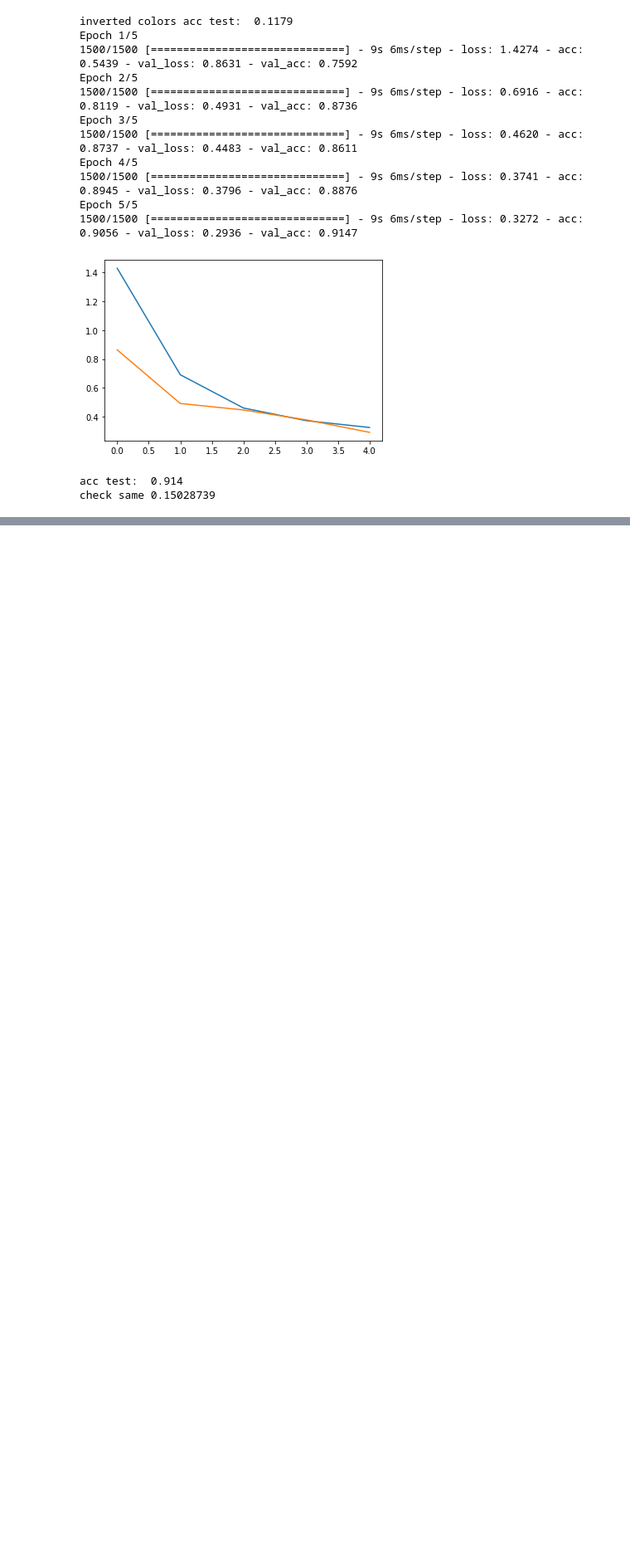
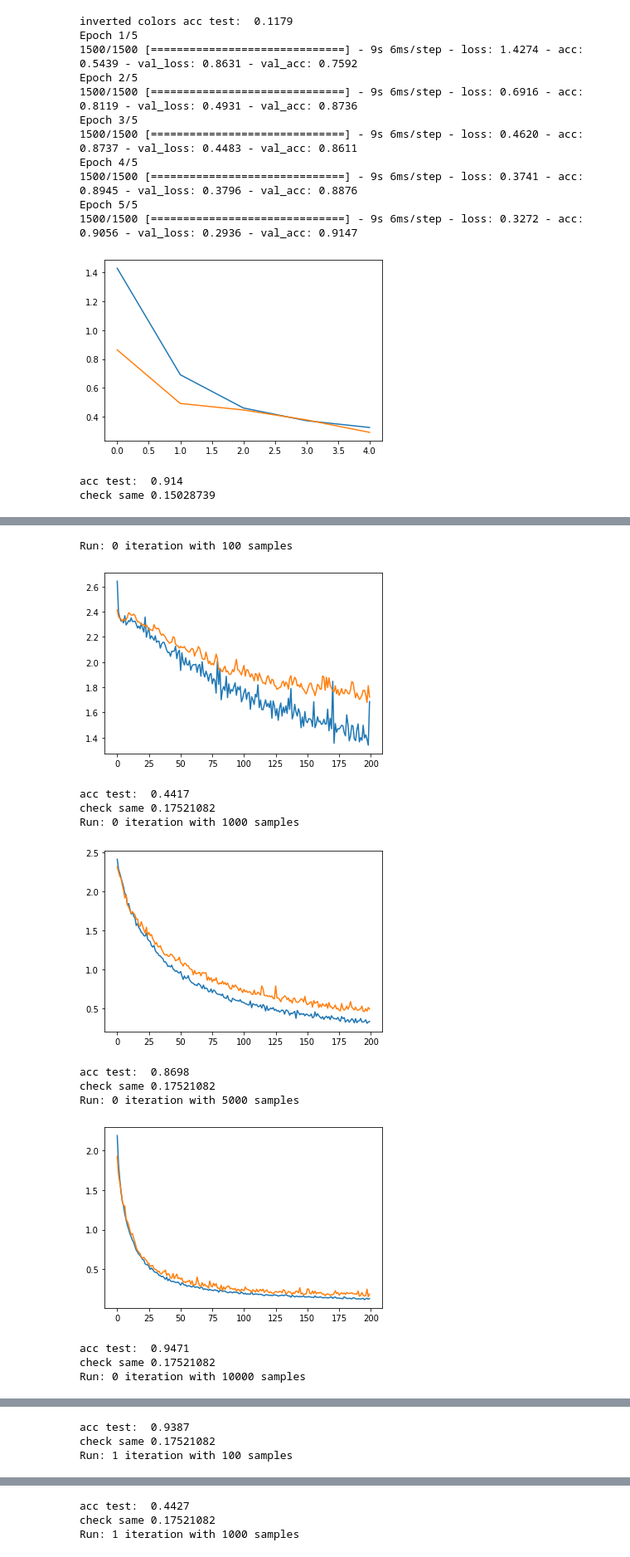
Before and after one commit to msseibel/Biomag21, a Jupyter notebook: TestMNIST.ipynb, the cells around one changed output, grey strips where cells are left out. Shown at 83% size. Drawn from its saved outputs; the diff is of its cells as text; code cells hidden in the pictures; blank space fills up the shorter version.

```diff
--- a/TestMNIST.ipynb
+++ b/TestMNIST.ipynb
@@ -114,0 +231,65 @@ check same 0.15028739
+# %%
+import tqdm
+accs_pretrain  = []
+base_epochs    = 20 # epochs with full dataset
+num_iterations = 60000*base_epochs
+batch_size = 32 # use smaller batch size as same datasets are smaller
+# -> taking whole dataset in each step is bad, since every gradient descent looks the same
+
+N_RUNS = 1 # increase N_RUNS if results are very noisy
+
+
+gen = ImageDataGenerator(width_shift_range=shift, height_shift_range=shift)
+
+N_RUNS = 10
+for run in range(N_RUNS):
+    #
+    for num_samples in [100,1000,5000,10000]:
+        print('Run: {} iteration with {} samples'.format(run,num_samples))
+        body2 = features((28,28,1))
+
+        m2 = assemble_model(body2, head)
+        m2.compile('adam',loss='categorical_crossentropy',metrics=['acc'])
+        # maybe change num_epochs w.r.t. num_samples
+        # criterion: number of weight adaptions should be the same for all experiments
+        # num_iterations = (samples/batch_size) * num_epochs
+
+        # more then T (arbitrary 200) epochs makes no sense -> overfitting
+        num_epochs = np.clip(int(num_iterations/num_samples),base_epochs,200)
+
+        train_gen = gen.flow(x_train[:num_samples,:,:,np.newaxis],y_oh_train[:num_samples])
+        # it is not correct to use the test set during training. -> (Its MNIST, who cares).
+        valid_gen = gen.flow(x_test[:1000,:,:,np.newaxis],y_oh_test[:1000])
+        h = m2.fit(train_gen,validation_data=valid_gen,
+                   epochs=num_epochs,verbose=0,
+                   steps_per_epoch = num_samples // batch_size,
+                   validation_steps = 1000 // batch_size)
+
+        plt.figure()
+        plt.plot(h.history['loss'])
+        plt.plot(h.history['val_loss'])
+        plt.show()
+        y_pred_test = np.argmax(m2.predict(x_test),axis=-1)
+        acc_test = np.mean(y_pred_test==y_test)
+        accs_pretrain += [acc_test]
+        print('acc test: ',acc_test)
+        print('check same',np.mean(np.abs(head.layers[1].get_weights()[0])))
+
+accs_pretrain = np.reshape(accs_pretrain,(N_RUNS,-1))
+plt.figure()
+plt.plot(accs_pretrain.mean(axis=0))
+plt.show()
+# %% [output]
+Run: 0 iteration with 100 samples
+[figure, added]
+acc test:  0.4417
+check same 0.17521082
+Run: 0 iteration with 1000 samples
+[figure, added]
+acc test:  0.8698
+check same 0.17521082
+Run: 0 iteration with 5000 samples
+[figure, added]
+acc test:  0.9471
+check same 0.17521082
+Run: 0 iteration with 10000 samples
@@ -114,0 +297,3 @@ check same 0.15028739
+acc test:  0.9387
+check same 0.17521082
+Run: 1 iteration with 100 samples
@@ -114,0 +301,3 @@ check same 0.15028739
+acc test:  0.4427
+check same 0.17521082
+Run: 1 iteration with 1000 samples
```
Also changed, not shown: parts of 10 cells of this notebook, 10 other files.
